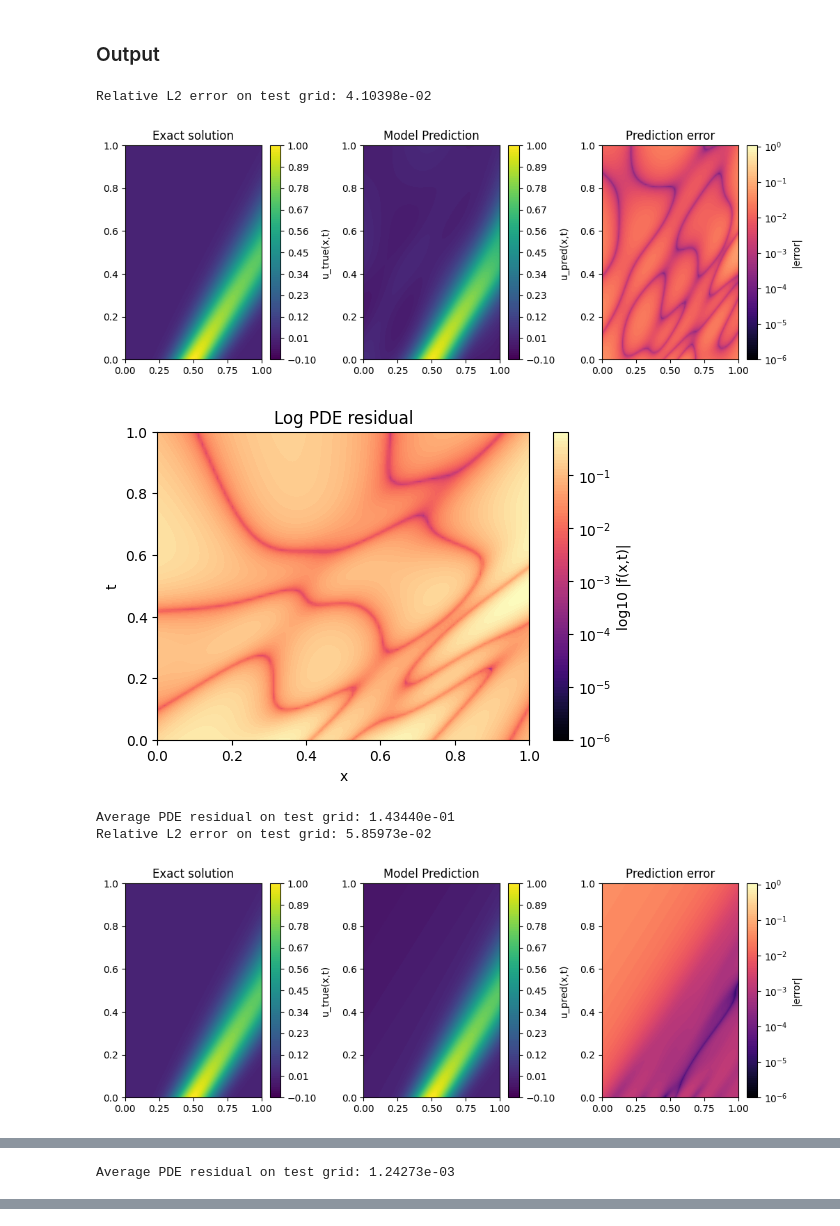
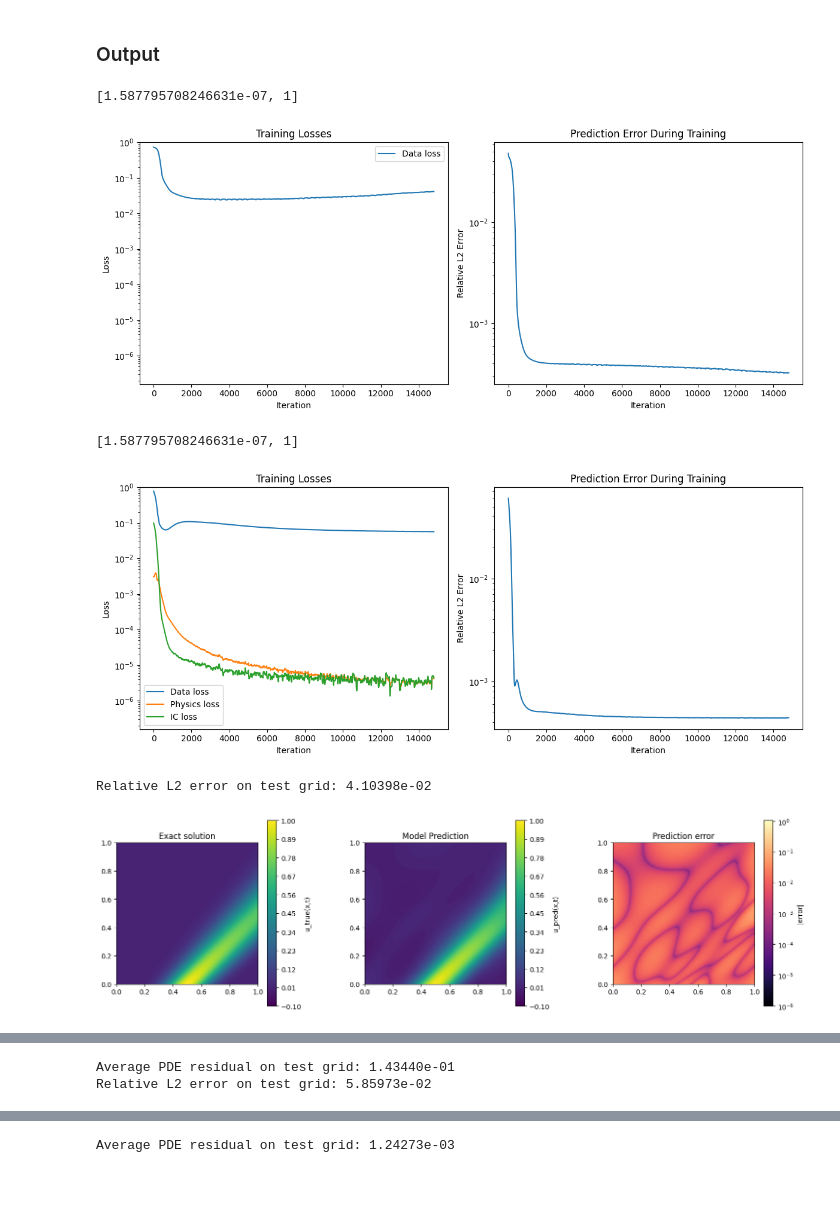
Before and after one commit to Saul-Harwin/PINNs-vs-Data-Driven-Neural-Networks-for-Fluid-Flow, a Jupyter notebook: main.ipynb, the cells around one changed output, grey strips where cells are left out. Drawn from its saved outputs; the diff is of its cells as text; code cells hidden in the pictures; blank space fills up the shorter version.

Commit message:
Customized Plots

```diff
--- a/main.ipynb
+++ b/main.ipynb
@@ -868,36 +913,55 @@ err_max = np.round(err_max*10, 1) / 10.0  # rounds to nearest 0.1
 err_min = min(min(loaded_nn_data.error), min(loaded_pinn_data.error))
 err_min = min(err_min, 1e-6)  # avoid going below 1e-6 for log scale
 
 res_nn = compute_pde_residual(loaded_nn_data, loaded_nn_model, loaded_nn_pde.c, loaded_nn_pde.D)
 res_pinn = compute_pde_residual(loaded_pinn_data, loaded_pinn_model, loaded_pinn_pde.c, loaded_pinn_pde.D)
 
 res_limit = max(res_nn.max(), res_pinn.max())
+
+min_loss = min(min(loaded_nn_data.L_data), min(loaded_pinn_data.L_data), min(loaded_pinn_data.L_phys), min(loaded_pinn_data.L_ic))
+max_loss = 1
+
+plot_losses_and_error(
+    loaded_nn_data.error,
+    loaded_nn_data.L_data,
+    loss_range=[min_loss, max_loss],
+    window=200,
+)
+
+plot_losses_and_error(
+    loaded_pinn_data.error,
+    loaded_pinn_data.L_data,
+    loaded_pinn_data.L_phys,
+    loaded_pinn_data.L_ic,
+    loss_range=[min_loss, max_loss],
+    window=200
+)
 
 test_generalization(
     model=loaded_nn_model,
     data=loaded_nn_data,
     pde_params=loaded_nn_pde,
     residual=res_nn,
     test_points=100,  # adjust resolution if desired
     sol_limit=1.0,
     err_limit=[err_min, err_max],
     res_limit=res_limit
 )
 
 test_generalization(
     model=loaded_pinn_model,
     data=loaded_pinn_data,
     pde_params=loaded_pinn_pde,
     residual=res_pinn,
     test_points=100,  # adjust resolution if desired,
     sol_limit=1.0,
     err_limit=[err_min, err_max],
     res_limit=res_limit
 )
 # %% [output]
-Relative L2 error on test grid: 4.10398e-02
+[1.587795708246631e-07, 1]
-[figure, old version]
+[figure, new version]
+[1.587795708246631e-07, 1]
-[figure, old version]
+[figure, new version]
-Average PDE residual on test grid: 1.43440e-01
-Relative L2 error on test grid: 5.85973e-02
+Relative L2 error on test grid: 4.10398e-02
-[figure, old version]
+[figure, new version]
@@ -905 +969,2 @@ Relative L2 error on test grid: 5.85973e-02
-Average PDE residual on test grid: 1.24273e-03
+Average PDE residual on test grid: 1.43440e-01
+Relative L2 error on test grid: 5.85973e-02
@@ -905,0 +973 @@ Average PDE residual on test grid: 1.24273e-03
+Average PDE residual on test grid: 1.24273e-03
```
Also changed, not shown: parts of 3 cells of this notebook, 4 other files.
